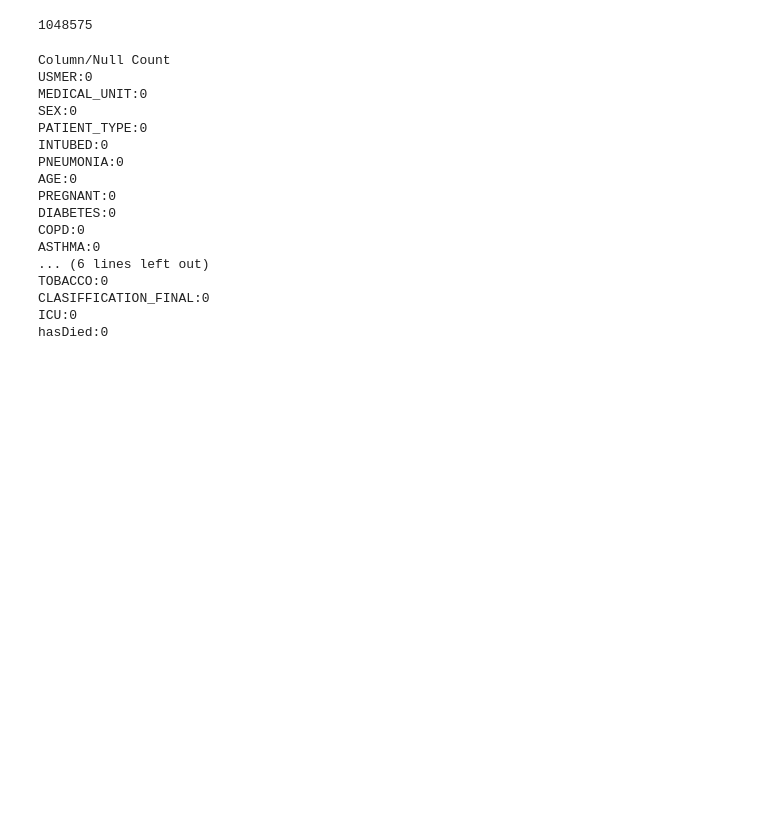
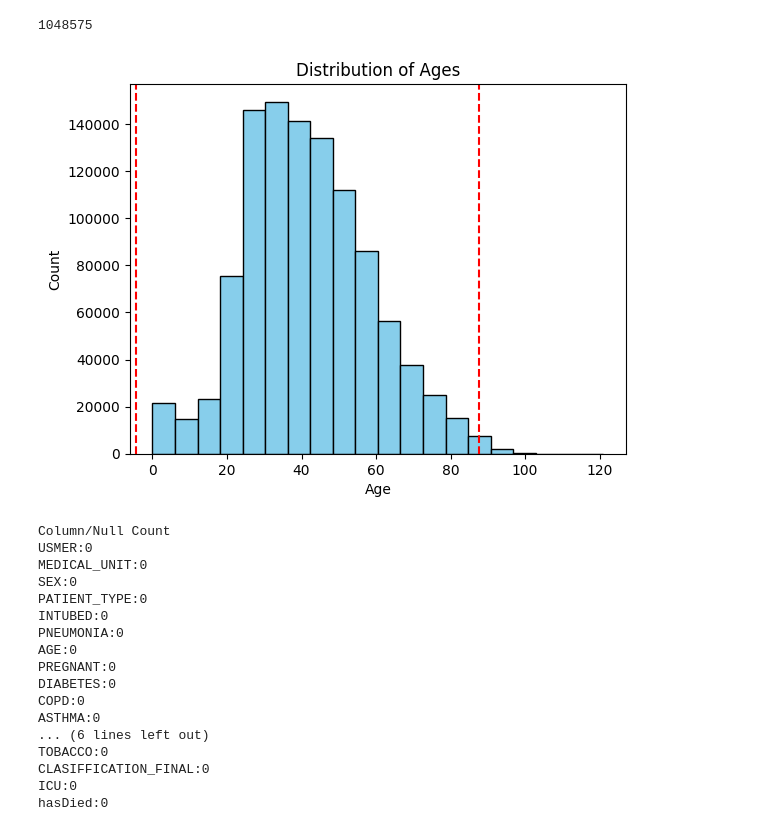
Before and after one commit to Jhatton2/dataMining_finalProject, a Jupyter notebook: covid-19.ipynb, the cells around one changed output. Saved outputs shown, nothing was run; the diff lists cells and outputs as text; code cells hidden in the pictures; blank space fills up the shorter version.

```diff
--- a/covid-19.ipynb
+++ b/covid-19.ipynb
@@ -156,6 +153,33 @@ df.describe().show()
 df.count()
 # %% [output]
 1048575
+# %%
+# Find outliers in the 'AGE' column
+from pyspark.sql.functions import col
+
+q1, q3 = df.approxQuantile("AGE", [0.25, 0.75], 0)
+iqr = q3 - q1
+
+lower_bound = q1 - 1.5 * iqr
+upper_bound = q3 + 1.5 * iqr
+
+# Show the outliers in a chart
+
+import matplotlib.pyplot as plt
+
+age_distribution = spark.sql("SELECT AGE FROM covid").toPandas()
+
+plt.hist(age_distribution["AGE"], bins=20, color="skyblue", edgecolor="black")
+plt.title("Distribution of Ages")
+plt.xlabel("Age")
+plt.ylabel("Count")
+
+plt.axvline(lower_bound, color="red", linestyle="--")
+plt.axvline(upper_bound, color="red", linestyle="--")
+
+plt.show()
+# %% [output]
+[figure, added]
 # %%
  #number of nulls in the column
 from pyspark.sql.functions import col, when, count
```
Also changed, not shown: parts of 19 cells of this notebook.
